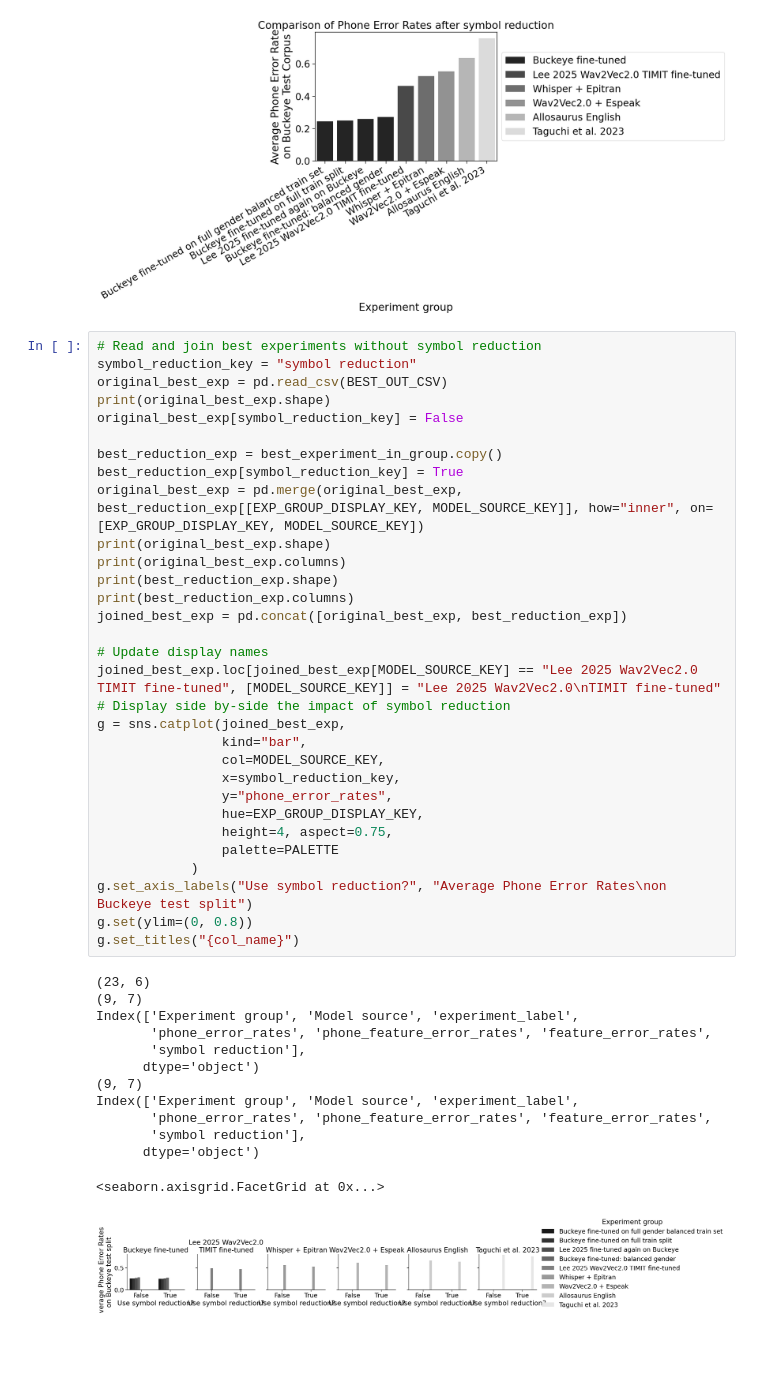
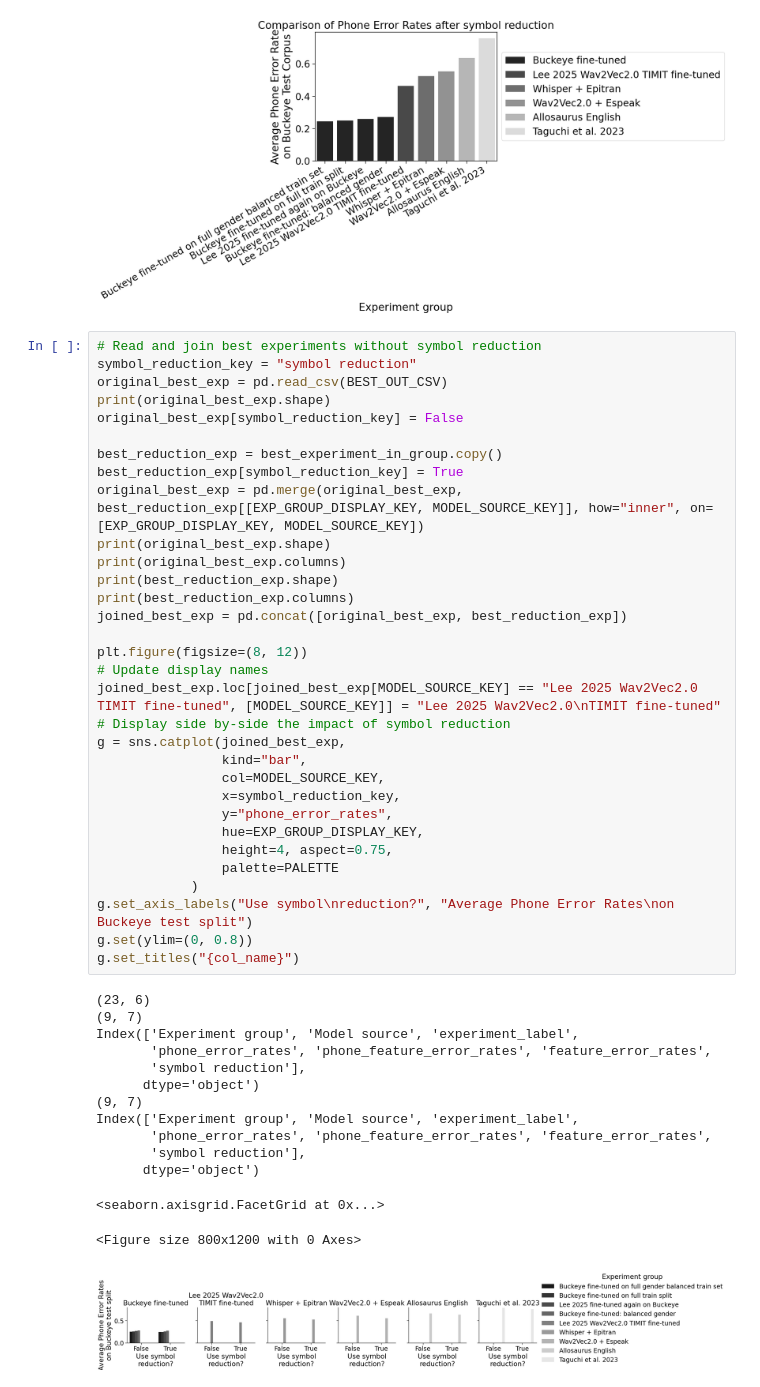
Before and after one commit to UMassCDS/wav2ipa, a Jupyter notebook: notebooks/amp_presentation/buckeye_post_processing_evaluation.ipynb, the cells around one changed output. Saved outputs shown, nothing was run; the diff lists cells and outputs as text; blank space fills up the shorter version.

Commit message:
Buckeye post processing complete

```diff
--- a/notebooks/amp_presentation/buckeye_post_processing_evaluation.ipynb
+++ b/notebooks/amp_presentation/buckeye_post_processing_evaluation.ipynb
@@ -326,32 +326,34 @@ print(best_reduction_exp.shape)
 print(best_reduction_exp.columns)
 joined_best_exp = pd.concat([original_best_exp, best_reduction_exp])
 
+plt.figure(figsize=(8, 12))
 # Update display names
 joined_best_exp.loc[joined_best_exp[MODEL_SOURCE_KEY] == "Lee 2025 Wav2Vec2.0 TIMIT fine-tuned", [MODEL_SOURCE_KEY]] = "Lee 2025 Wav2Vec2.0\nTIMIT fine-tuned"
 # Display side by-side the impact of symbol reduction
 g = sns.catplot(joined_best_exp,
                 kind="bar",
                 col=MODEL_SOURCE_KEY,
                 x=symbol_reduction_key,
                 y="phone_error_rates",
                 hue=EXP_GROUP_DISPLAY_KEY,
                 height=4, aspect=0.75,
                 palette=PALETTE
             )
-g.set_axis_labels("Use symbol reduction?", "Average Phone Error Rates\non Buckeye test split")
+g.set_axis_labels("Use symbol\nreduction?", "Average Phone Error Rates\non Buckeye test split")
 g.set(ylim=(0, 0.8))
 g.set_titles("{col_name}")
 # %% [output]
 (23, 6)
 (9, 7)
 Index(['Experiment group', 'Model source', 'experiment_label',
        'phone_error_rates', 'phone_feature_error_rates', 'feature_error_rates',
        'symbol reduction'],
       dtype='object')
 (9, 7)
 Index(['Experiment group', 'Model source', 'experiment_label',
        'phone_error_rates', 'phone_feature_error_rates', 'feature_error_rates',
        'symbol reduction'],
       dtype='object')
 <seaborn.axisgrid.FacetGrid at 0x...>
+<Figure size 800x1200 with 0 Axes>
-[figure, old version]
+[figure, new version]
```
